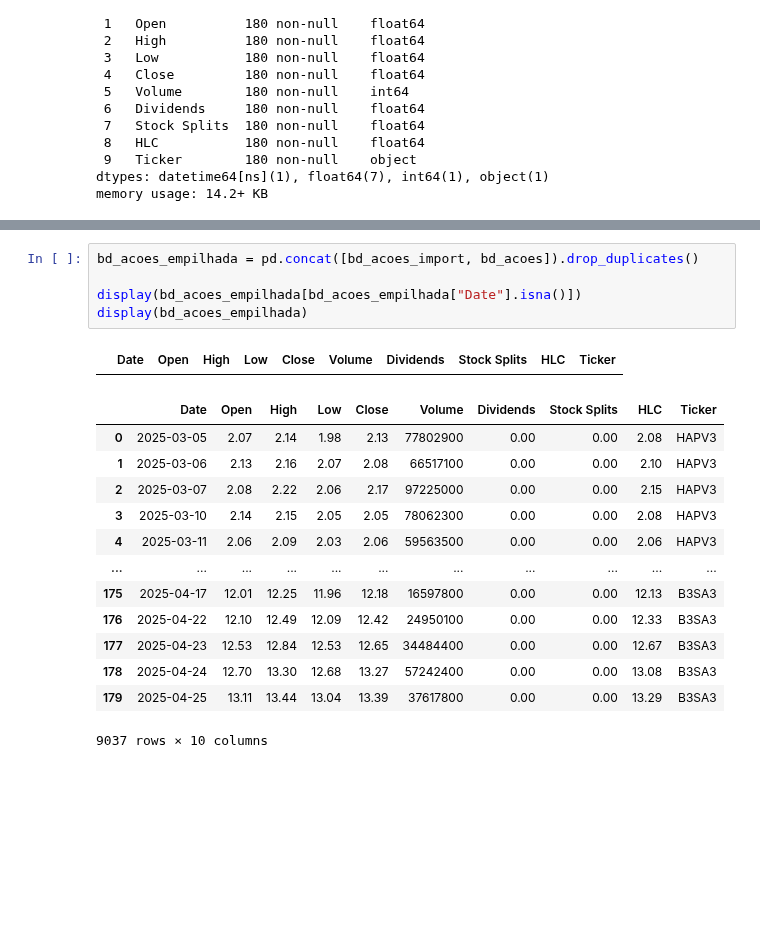
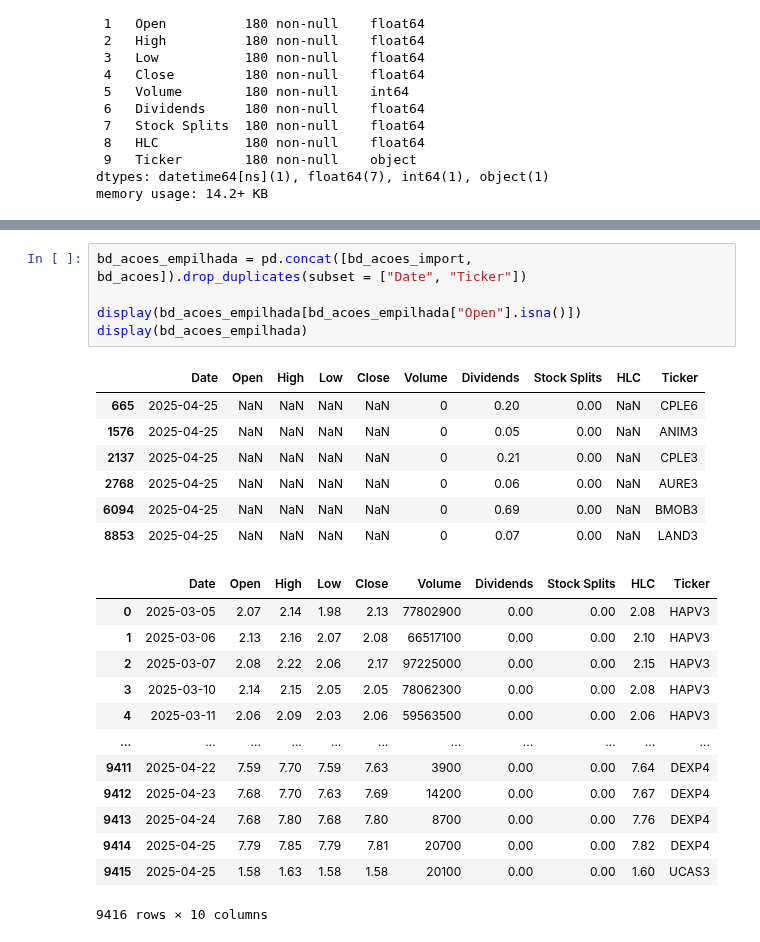
Before and after one commit to ricardopeloi/o_mais_novo_day_trader_do_brasil, a Jupyter notebook: Análises/Gerador de Arquivo de Histórico único.ipynb, the cells around one changed output, grey strips where cells are left out. Cells and saved outputs as stored; diff of their text form; blank space fills up the shorter version.

```diff
--- a/Análises/Gerador de Arquivo de Histórico único.ipynb
+++ b/Análises/Gerador de Arquivo de Histórico único.ipynb
@@ -440,10 +472,16 @@ memory usage: 705.8+ KB
 # %%
-bd_acoes_empilhada = pd.concat([bd_acoes_import, bd_acoes]).drop_duplicates()
+bd_acoes_empilhada = pd.concat([bd_acoes_import, bd_acoes]).drop_duplicates(subset = ["Date", "Ticker"])
 
-display(bd_acoes_empilhada[bd_acoes_empilhada["Date"].isna()])
+display(bd_acoes_empilhada[bd_acoes_empilhada["Open"].isna()])
 display(bd_acoes_empilhada)
 # %% [output]
 |  | Date | Open | High | Low | Close | Volume | Dividends | Stock Splits | HLC | Ticker |
+| 665 | 2025-04-25 | NaN | NaN | NaN | NaN | 0 | 0.20 | 0.00 | NaN | CPLE6 |
+| 1576 | 2025-04-25 | NaN | NaN | NaN | NaN | 0 | 0.05 | 0.00 | NaN | ANIM3 |
+| 2137 | 2025-04-25 | NaN | NaN | NaN | NaN | 0 | 0.21 | 0.00 | NaN | CPLE3 |
+| 2768 | 2025-04-25 | NaN | NaN | NaN | NaN | 0 | 0.06 | 0.00 | NaN | AURE3 |
+| 6094 | 2025-04-25 | NaN | NaN | NaN | NaN | 0 | 0.69 | 0.00 | NaN | BMOB3 |
+| 8853 | 2025-04-25 | NaN | NaN | NaN | NaN | 0 | 0.07 | 0.00 | NaN | LAND3 |
 |  | Date | Open | High | Low | Close | Volume | Dividends | Stock Splits | HLC | Ticker |
 | 0 | 2025-03-05 | 2.07 | 2.14 | 1.98 | 2.13 | 77802900 | 0.00 | 0.00 | 2.08 | HAPV3 |
 | 1 | 2025-03-06 | 2.13 | 2.16 | 2.07 | 2.08 | 66517100 | 0.00 | 0.00 | 2.10 | HAPV3 |
@@ -451,12 +489,12 @@ display(bd_acoes_empilhada)
 | 3 | 2025-03-10 | 2.14 | 2.15 | 2.05 | 2.05 | 78062300 | 0.00 | 0.00 | 2.08 | HAPV3 |
 | 4 | 2025-03-11 | 2.06 | 2.09 | 2.03 | 2.06 | 59563500 | 0.00 | 0.00 | 2.06 | HAPV3 |
 | ... | ... | ... | ... | ... | ... | ... | ... | ... | ... | ... |
-| 175 | 2025-04-17 | 12.01 | 12.25 | 11.96 | 12.18 | 16597800 | 0.00 | 0.00 | 12.13 | B3SA3 |
-| 176 | 2025-04-22 | 12.10 | 12.49 | 12.09 | 12.42 | 24950100 | 0.00 | 0.00 | 12.33 | B3SA3 |
-| 177 | 2025-04-23 | 12.53 | 12.84 | 12.53 | 12.65 | 34484400 | 0.00 | 0.00 | 12.67 | B3SA3 |
-| 178 | 2025-04-24 | 12.70 | 13.30 | 12.68 | 13.27 | 57242400 | 0.00 | 0.00 | 13.08 | B3SA3 |
-| 179 | 2025-04-25 | 13.11 | 13.44 | 13.04 | 13.39 | 37617800 | 0.00 | 0.00 | 13.29 | B3SA3 |
+| 9411 | 2025-04-22 | 7.59 | 7.70 | 7.59 | 7.63 | 3900 | 0.00 | 0.00 | 7.64 | DEXP4 |
+| 9412 | 2025-04-23 | 7.68 | 7.70 | 7.63 | 7.69 | 14200 | 0.00 | 0.00 | 7.67 | DEXP4 |
+| 9413 | 2025-04-24 | 7.68 | 7.80 | 7.68 | 7.80 | 8700 | 0.00 | 0.00 | 7.76 | DEXP4 |
+| 9414 | 2025-04-25 | 7.79 | 7.85 | 7.79 | 7.81 | 20700 | 0.00 | 0.00 | 7.82 | DEXP4 |
+| 9415 | 2025-04-25 | 1.58 | 1.63 | 1.58 | 1.58 | 20100 | 0.00 | 0.00 | 1.60 | UCAS3 |
-9037 rows × 10 columns
+9416 rows × 10 columns
 # %%
 import importlib
 try:
```
Also changed, not shown: parts of 10 cells of this notebook, 6 other files.
